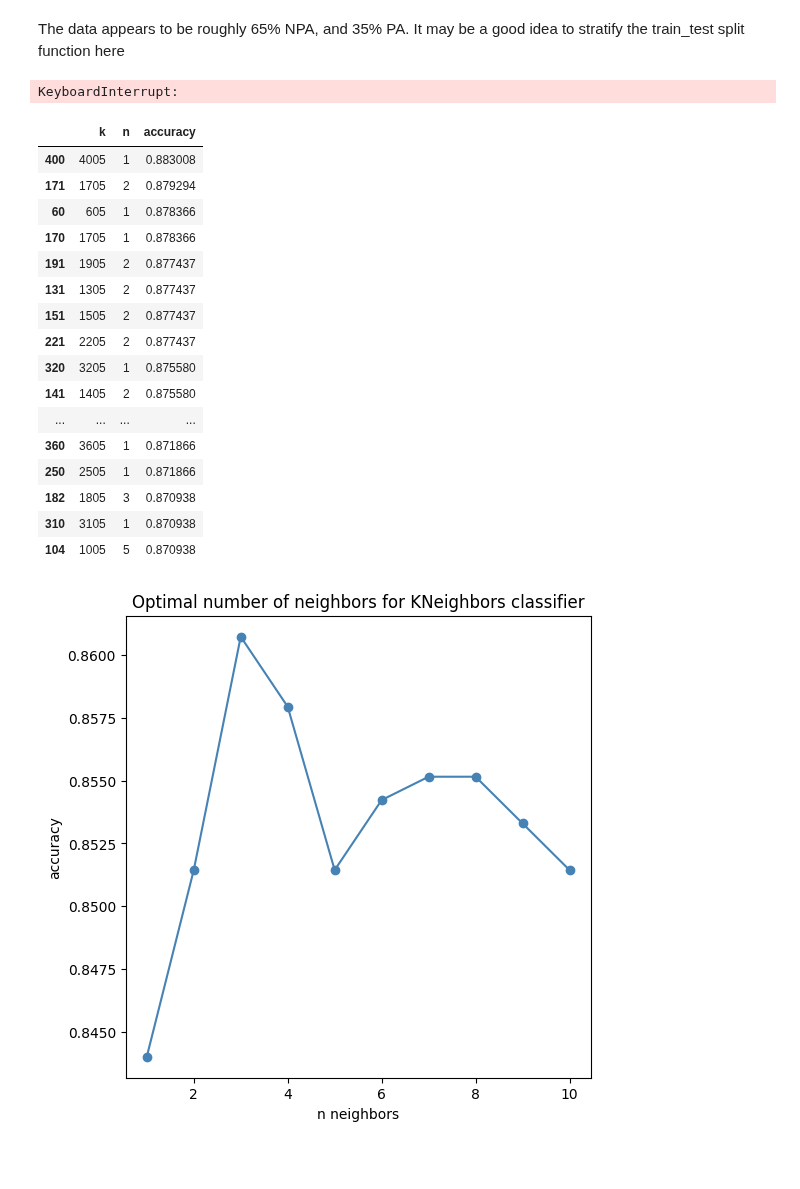
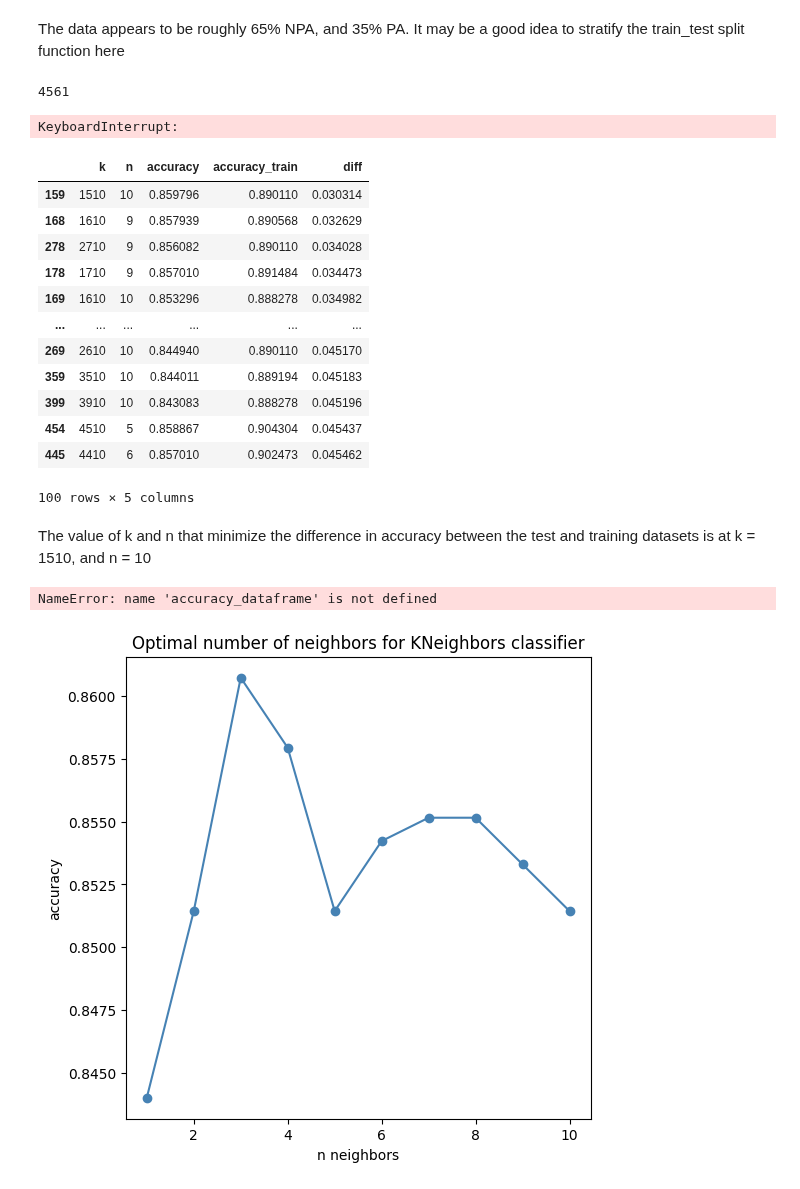
Before and after one commit to ajlukasiewicz/Team_9_MacLearn, a Jupyter notebook: Scripts/KNeighbors_classifier.ipynb, the cells around one changed output. Cells and saved outputs as stored; diff of their text form; code cells hidden in the pictures; blank space fills up the shorter version.

Commit message:
updated graphs, ggplots

```diff
--- a/Scripts/KNeighbors_classifier.ipynb
+++ b/Scripts/KNeighbors_classifier.ipynb
@@ -61,12 +63,15 @@ pfam, soilfam = soilrm(pfam)
 
 dbcan, soilcan = soilrm(dbcan)
 # %%
+columns = ['Classification', 'Horizontally_Transferred_%', "Gene_Count___*_assembled"]
+merged = pd.merge(dbcan, cog.drop(columns, axis = 1), on='2016_taxon_oid', how='left')
+
 #x and y variables
-variables = dbcan.columns[:4]
-classif = dbcan['Classification']
+variables = merged.columns[:4]
+classif = merged['Classification']
 
 scaler = StandardScaler()
-dbcan_normalized = pd.DataFrame(scaler.fit_transform(dbcan.iloc[:,4:]), columns = dbcan.iloc[:,4:].columns)
+dbcan_normalized = pd.DataFrame(scaler.fit_transform(merged.iloc[:,4:]), columns = merged.iloc[:,4:].columns)
 dbcan_normalized.head()
 # %% [output]
 |  | AA1 | AA10 | AA12 | AA3 | AA4 | AA5 | AA6 | AA7 | CBM11 | CBM12 | ... | ... |
@@ -89,6 +94,10 @@ X_train, X_test, y_train, y_test = train_test_split(dbcan_normalized,
                                                     classif, test_size=0.33,
                                                     random_state=42,
                                                     stratify=classif)
+# %%
+len(X_train.columns)
+# %% [output]
+4561
 # %%
 #feature selection using training dataset
 from sklearn.feature_selection import SelectKBest
@@ -98,9 +107,9 @@ from sklearn import metrics
 
 #list of feature k to try
 total_feat = len(X_train.columns)
-k_list = range(5, total_feat, 200)
+k_list = range(10, total_feat, 100)
 neighbors = range(1,11)
-accuracy = {"k": [], "n": [], "accuracy": []}
+accuracy = {"k": [], "n": [], "accuracy": [], "accuracy_train": []}
 
 for kn in k_list:
     # select features
@@ -119,31 +128,39 @@ for kn in k_list:
         accuracy['k'].append(kn)
         accuracy['n'].append(n)
         accuracy['accuracy'].append(metrics.accuracy_score(y_test, y_pred))
+        accuracy['accuracy_train'].append(KNC.score(X_train_selected,y_train))
 
 accuracy_dataframe = pd.DataFrame.from_dict(accuracy)
 # %% [output]
 KeyboardInterrupt:
 # %%
 accuracy_dataframe = pd.DataFrame.from_dict(accuracy)
-accuracy_dataframe.sort_values(by = "accuracy", ascending = False)[:40]
+accuracy_dataframe['diff'] = accuracy_dataframe['accuracy_train'] - accuracy_dataframe['accuracy']
+accuracy_dataframe.sort_values(by = "diff", ascending = True)[:100]
 # %% [output]
-|  | k | n | accuracy |
-| 400 | 4005 | 1 | 0.883008 |
-| 171 | 1705 | 2 | 0.879294 |
-| 60 | 605 | 1 | 0.878366 |
-| 170 | 1705 | 1 | 0.878366 |
-| 191 | 1905 | 2 | 0.877437 |
-| 131 | 1305 | 2 | 0.877437 |
-| 151 | 1505 | 2 | 0.877437 |
-| 221 | 2205 | 2 | 0.877437 |
-| 320 | 3205 | 1 | 0.875580 |
-| 141 | 1405 | 2 | 0.875580 |
-| ... | ... | ... | ... |
-| 360 | 3605 | 1 | 0.871866 |
-| 250 | 2505 | 1 | 0.871866 |
-| 182 | 1805 | 3 | 0.870938 |
-| 310 | 3105 | 1 | 0.870938 |
-| 104 | 1005 | 5 | 0.870938 |
+|  | k | n | accuracy | accuracy_train | diff |
+| 159 | 1510 | 10 | 0.859796 | 0.890110 | 0.030314 |
+| 168 | 1610 | 9 | 0.857939 | 0.890568 | 0.032629 |
+| 278 | 2710 | 9 | 0.856082 | 0.890110 | 0.034028 |
+| 178 | 1710 | 9 | 0.857010 | 0.891484 | 0.034473 |
+| 169 | 1610 | 10 | 0.853296 | 0.888278 | 0.034982 |
+| ... | ... | ... | ... | ... | ... |
+| 269 | 2610 | 10 | 0.844940 | 0.890110 | 0.045170 |
+| 359 | 3510 | 10 | 0.844011 | 0.889194 | 0.045183 |
+| 399 | 3910 | 10 | 0.843083 | 0.888278 | 0.045196 |
+| 454 | 4510 | 5 | 0.858867 | 0.904304 | 0.045437 |
+| 445 | 4410 | 6 | 0.857010 | 0.902473 | 0.045462 |
+100 rows × 5 columns
+# %% [markdown]
+The value of k and n that minimize the difference in accuracy between the test and training datasets is at k = 1510, and n = 10
+# %%
+#break up with matplotlib
+from plotnine import *
+
+g = ggplot(accuracy_dataframe, aes(x='k', y='accuracy', color='n')) + geom_point(stat='identity') + theme_classic() + geom_vline(xintercept = 1510, linetype = "dashed", color = "grey")
+g.save("feature_selec_kmeans.png",dpi = 300)
+# %% [output]
+NameError: name 'accuracy_dataframe' is not defined
 # %%
 plt.figure(figsize=(6,6))
 plt.plot(neighbors, accuracy, 'bo-', color='steelblue')
```
Also changed, not shown: parts of 49 cells of this notebook, 11 other files.
